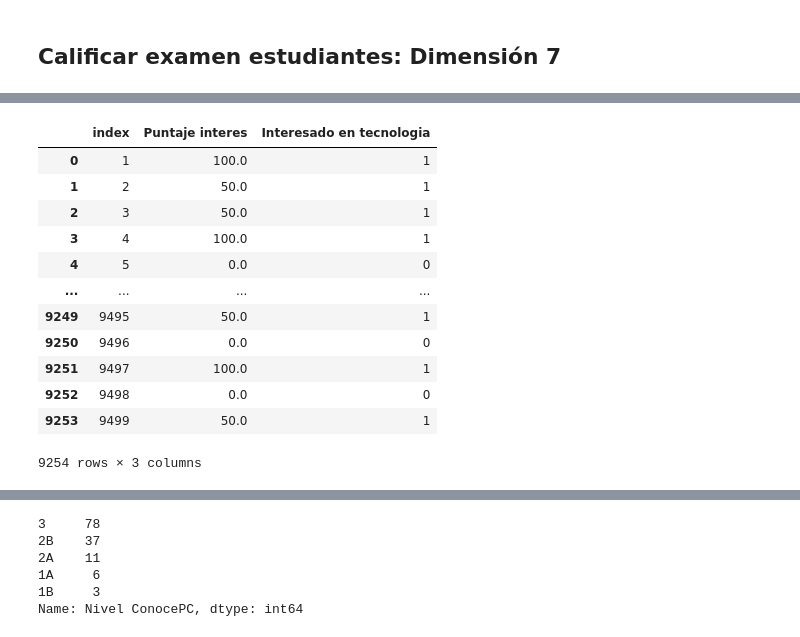
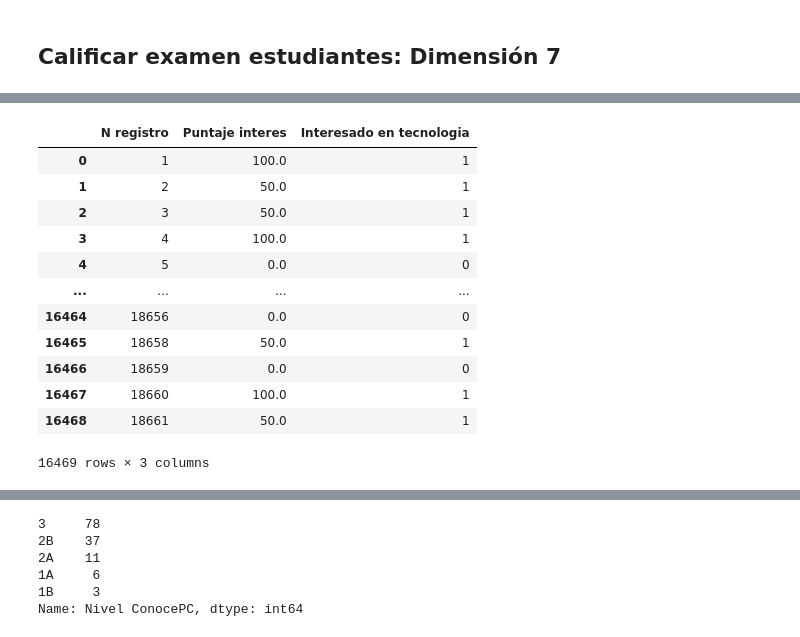
Before and after one commit to mariaf494/CFK2022, a Jupyter notebook: utils/cleaners/Marco_consolidacion/consolidacion_D7.ipynb, the cells around one changed output, grey strips where cells are left out. Saved outputs shown, nothing was run; the diff lists cells and outputs as text; code cells hidden in the pictures.

```diff
--- a/utils/cleaners/Marco_consolidacion/consolidacion_D7.ipynb
+++ b/utils/cleaners/Marco_consolidacion/consolidacion_D7.ipynb
@@ -7,7 +7,8 @@ import plotly.express as px
 # %%
 ruta_git = pathlib.Path().cwd().parent.parent.parent
 # %%
-est = pd.read_excel(ruta_git/'data/descargables/EstudiantesCFK.xlsx', index_col=0)
+est = pd.read_excel(ruta_git/'data/descargables/EstudiantesCFK.xlsx')
+
 print(est.shape)
 est.columns
 # %% [output]
@@ -78,2 +89,0 @@ col_PC
-# %%
-est = est.reset_index()
@@ -80,22 +182,22 @@ est = est.reset_index()
 # %%
-df_interes = est[['index']+col_interes].melt(id_vars='index', value_name='Seleccion', var_name='Pregunta')
+df_interes = est[['N registro']+col_interes].melt(id_vars='N registro', value_name='Seleccion', var_name='Pregunta')
 df_interes['Interes en tecnologia'] = 1*(df_interes['Seleccion'].str.contains('Tecnología'))
-df_puntaje_interes = df_interes.pivot_table(index='index', values=['Interes en tecnologia'], aggfunc=['sum', 'max']).reset_index()
-df_puntaje_interes.columns = ['index', 'Puntaje interes', 'Interesado en tecnologia']
+df_puntaje_interes = df_interes.pivot_table(index='N registro', values=['Interes en tecnologia'], aggfunc=['sum', 'max']).reset_index()
+df_puntaje_interes.columns = ['N registro', 'Puntaje interes', 'Interesado en tecnologia']
 df_puntaje_interes['Puntaje interes'] = 100*(df_puntaje_interes['Puntaje interes']/2)
 #df_puntaje_interes = (100*df_interes.groupby('index')['Interes en tecnologia'].sum()/4).reset_index()
 df_puntaje_interes
 # %% [output]
-|  | index | Puntaje interes | Interesado en tecnologia |
+|  | N registro | Puntaje interes | Interesado en tecnologia |
 | 0 | 1 | 100.0 | 1 |
 | 1 | 2 | 50.0 | 1 |
 | 2 | 3 | 50.0 | 1 |
 | 3 | 4 | 100.0 | 1 |
 | 4 | 5 | 0.0 | 0 |
 | ... | ... | ... | ... |
-| 9249 | 9495 | 50.0 | 1 |
-| 9250 | 9496 | 0.0 | 0 |
-| 9251 | 9497 | 100.0 | 1 |
-| 9252 | 9498 | 0.0 | 0 |
-| 9253 | 9499 | 50.0 | 1 |
+| 16464 | 18656 | 0.0 | 0 |
+| 16465 | 18658 | 50.0 | 1 |
+| 16466 | 18659 | 0.0 | 0 |
+| 16467 | 18660 | 100.0 | 1 |
+| 16468 | 18661 | 50.0 | 1 |
-9254 rows × 3 columns
+16469 rows × 3 columns
```
Also changed, not shown: parts of 21 cells of this notebook, 1 other file.
